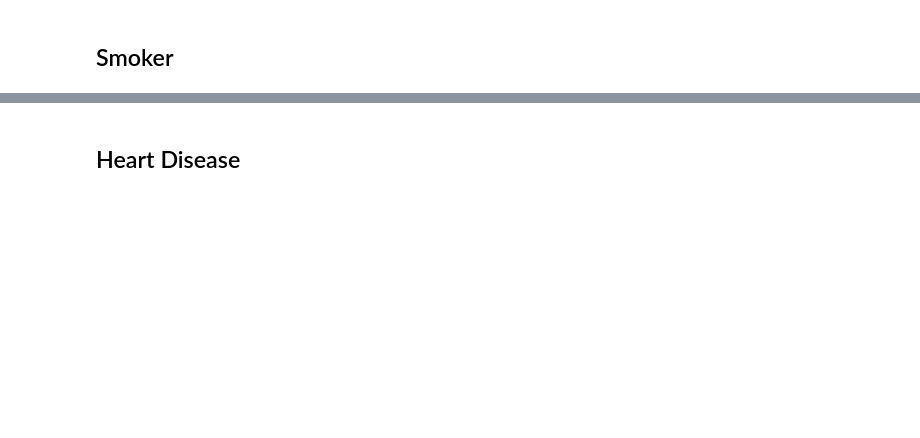
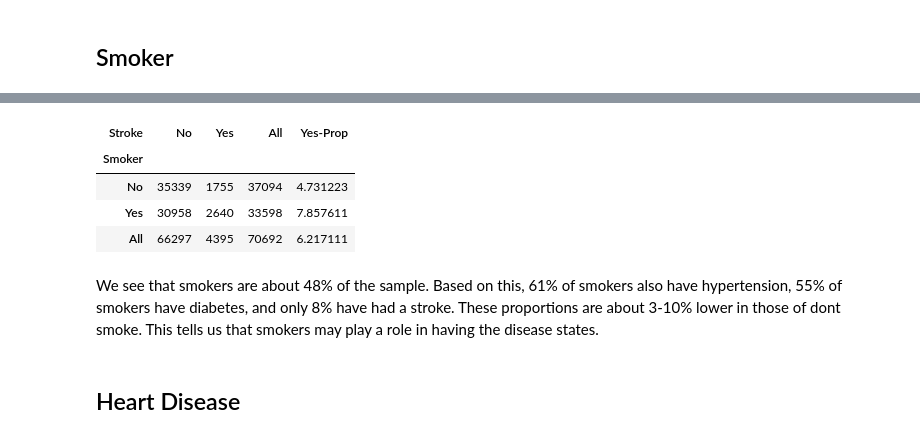
Before and after one commit to mz123analysis/Health-Analysis, a Jupyter notebook: Analysis/Analysis of our Heath Data.ipynb, the cells around one changed output, grey strips where cells are left out. Cells and saved outputs as stored; diff of their text form; code cells hidden in the pictures; blank space fills up the shorter version.

```diff
--- a/Analysis/Analysis of our Heath Data.ipynb
+++ b/Analysis/Analysis of our Heath Data.ipynb
@@ -298,2 +341,14 @@ AnyProblemBMI.mean()
+# %%
+crosstabs = pd.crosstab(index=da['Smoker'], columns = da['Stroke'], margins=True)
+crosstabs['Yes-Prop'] = crosstabs['Yes'] / crosstabs['All'] * 100
+crosstabs
+# %% [output]
+| Stroke | No | Yes | All | Yes-Prop |
+| Smoker |  |  |  |  |
+| No | 35339 | 1755 | 37094 | 4.731223 |
+| Yes | 30958 | 2640 | 33598 | 7.857611 |
+| All | 66297 | 4395 | 70692 | 6.217111 |
+# %% [markdown]
+We see that smokers are about 48% of the sample. Based on this, 61% of smokers also have hypertension, 55% of smokers have diabetes, and only 8% have had a stroke. These proportions are about 3-10% lower in those of dont smoke. This tells us that smokers may play a role in having the disease states.
 # %% [markdown]
 ## Heart Disease
```
Also changed, not shown: parts of 48 cells of this notebook, 1 other file.
